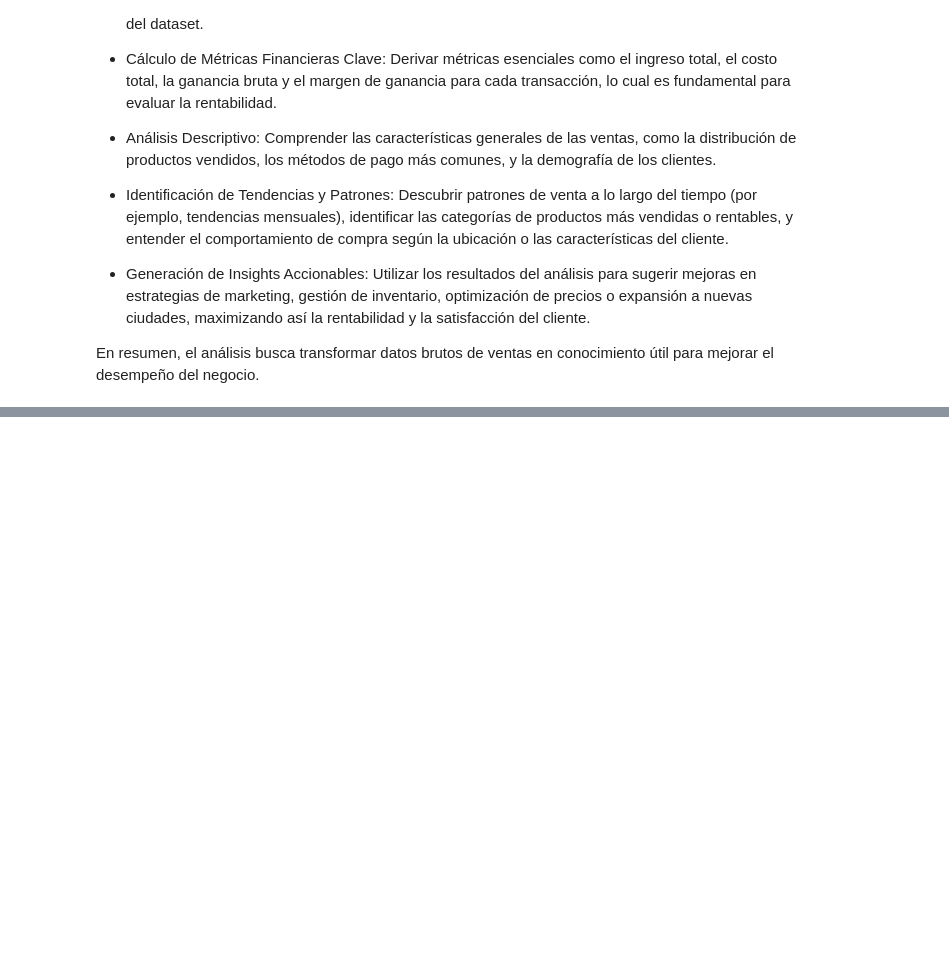
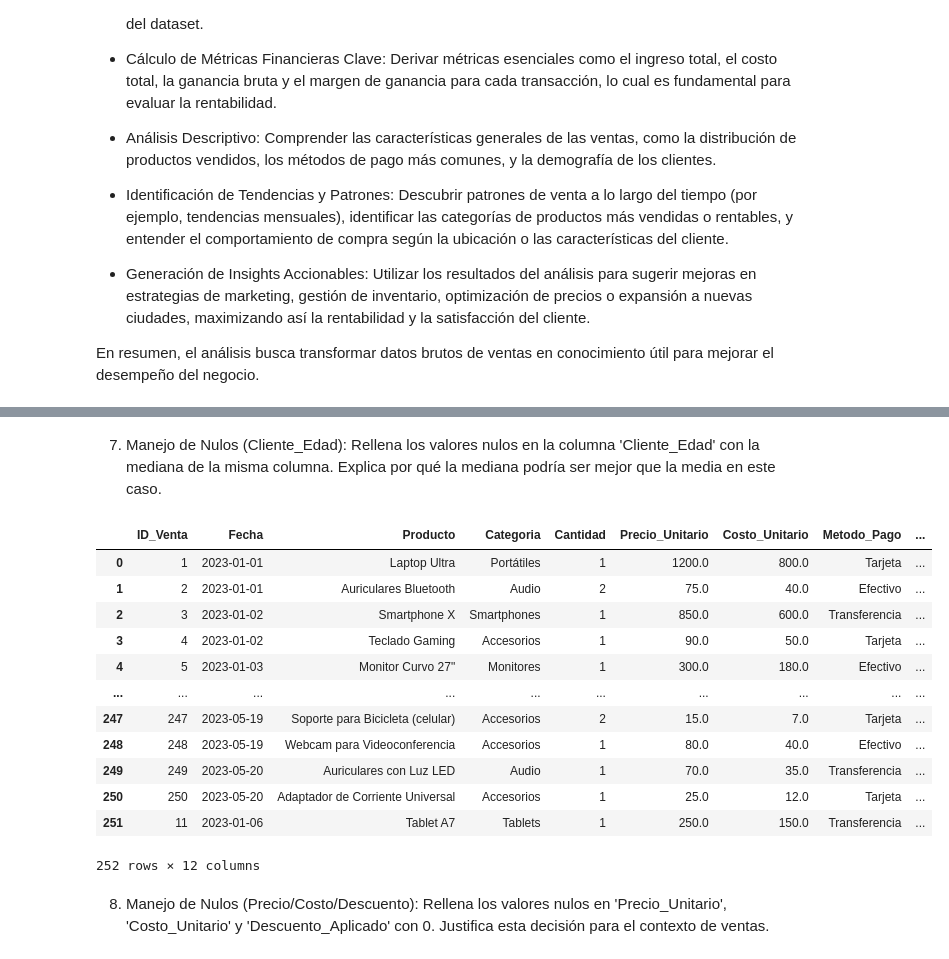
Before and after one commit to kenyer317/pcp, a Jupyter notebook: formativa2.ipynb, the cells around one changed output, grey strips where cells are left out. Drawn from its saved outputs; the diff is of its cells as text; code cells hidden in the pictures; blank space fills up the shorter version.

```diff
--- a/formativa2.ipynb
+++ b/formativa2.ipynb
@@ -139,0 +58,8 @@ times100. Asegúrate de manejar la división por cero (si 'Ingreso_Total_Venta'
+# %%
+# Carga de librerias
+import pandas as pd
+import matplotlib.pyplot as plt
+
+# Carga del dataframe
+df_ventas = pd.read_csv("ventas_electronica.csv")
+df_ventas.head(7)
@@ -139,0 +153,25 @@ times100. Asegúrate de manejar la división por cero (si 'Ingreso_Total_Venta'
+# %% [markdown]
+7. Manejo de Nulos (Cliente_Edad): Rellena los valores nulos en la columna 'Cliente_Edad' con la mediana de la misma columna. Explica por qué la mediana podría ser mejor que la media en este caso.
+# %%
+# Calculo de la mediana
+mediana = df_ventas["Cliente_Edad"].median()
+# Reeemplazo de los valores nulos por la mediana
+df_ventas.fillna({"Cliente_Edad":mediana}, inplace=True)
+# %%
+df_ventas
+# %% [output]
+|  | ID_Venta | Fecha | Producto | Categoria | Cantidad | Precio_Unitario | Costo_Unitario | Metodo_Pago | ... |
+| 0 | 1 | 2023-01-01 | Laptop Ultra | Portátiles | 1 | 1200.0 | 800.0 | Tarjeta | ... |
+| 1 | 2 | 2023-01-01 | Auriculares Bluetooth | Audio | 2 | 75.0 | 40.0 | Efectivo | ... |
+| 2 | 3 | 2023-01-02 | Smartphone X | Smartphones | 1 | 850.0 | 600.0 | Transferencia | ... |
+| 3 | 4 | 2023-01-02 | Teclado Gaming | Accesorios | 1 | 90.0 | 50.0 | Tarjeta | ... |
+| 4 | 5 | 2023-01-03 | Monitor Curvo 27" | Monitores | 1 | 300.0 | 180.0 | Efectivo | ... |
+| ... | ... | ... | ... | ... | ... | ... | ... | ... | ... |
+| 247 | 247 | 2023-05-19 | Soporte para Bicicleta (celular) | Accesorios | 2 | 15.0 | 7.0 | Tarjeta | ... |
+| 248 | 248 | 2023-05-19 | Webcam para Videoconferencia | Accesorios | 1 | 80.0 | 40.0 | Efectivo | ... |
+| 249 | 249 | 2023-05-20 | Auriculares con Luz LED | Audio | 1 | 70.0 | 35.0 | Transferencia | ... |
+| 250 | 250 | 2023-05-20 | Adaptador de Corriente Universal | Accesorios | 1 | 25.0 | 12.0 | Tarjeta | ... |
+| 251 | 11 | 2023-01-06 | Tablet A7 | Tablets | 1 | 250.0 | 150.0 | Transferencia | ... |
+252 rows × 12 columns
+# %% [markdown]
+8. Manejo de Nulos (Precio/Costo/Descuento): Rellena los valores nulos en 'Precio_Unitario', 'Costo_Unitario' y 'Descuento_Aplicado' con 0. Justifica esta decisión para el contexto de ventas.
```
Also changed, not shown: parts of 40 cells of this notebook, 4 other files.
